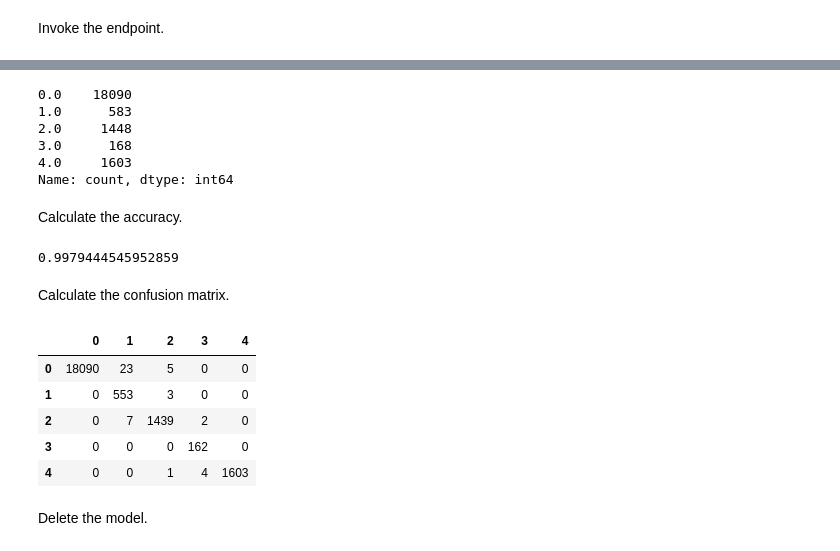
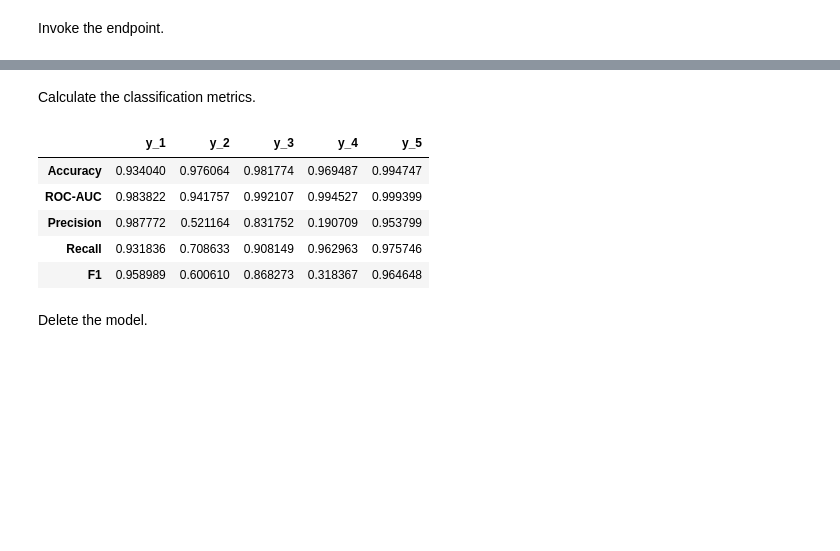
Before and after one commit to fg-research/lstm-fcn-sagemaker, a Jupyter notebook: examples/MIT-BIH.ipynb, the cells around one changed output, grey strips where cells are left out. Cells and saved outputs as stored; diff of their text form; code cells hidden in the pictures; blank space fills up the shorter version.

```diff
--- a/examples/MIT-BIH.ipynb
+++ b/examples/MIT-BIH.ipynb
@@ -281,29 +316,25 @@ array([0., 1., 2., 3., 4.])
-# %%
-predictions.iloc[:, 0].rename(None).value_counts().sort_index()
-# %% [output]
-0.0    18090
-1.0      583
-2.0     1448
-3.0      168
-4.0     1603
-Name: count, dtype: int64
 # %% [markdown]
-Calculate the accuracy.
+Calculate the classification metrics.
-# %%
-accuracy_score(y_true=test_dataset.iloc[:, 0], y_pred=predictions.iloc[:, 0])
-# %% [output]
-0.9979444545952859
-# %% [markdown]
-Calculate the confusion matrix.
-# %%
-pd.DataFrame(data=confusion_matrix(y_true=test_dataset.iloc[:, 0], y_pred=predictions.iloc[:, 0], labels=list(range(5))), index=list(range(5)), columns=list(range(5)))
-# %% [output]
-|  | 0 | 1 | 2 | 3 | 4 |
-| 0 | 18090 | 23 | 5 | 0 | 0 |
-| 1 | 0 | 553 | 3 | 0 | 0 |
-| 2 | 0 | 7 | 1439 | 2 | 0 |
-| 3 | 0 | 0 | 0 | 162 | 0 |
-| 4 | 0 | 0 | 1 | 4 | 1603 |
+# %%
+metrics = pd.DataFrame(columns=[c.replace("y_", "") for c in test_dataset.columns if c.startswith("y")])
+for c in metrics.columns:
+    metrics[c] = {
+        "Accuracy": accuracy_score(y_true=test_dataset[f"y_{c}"], y_pred=predictions[f"y_{c}"]),
+        "ROC-AUC": roc_auc_score(y_true=test_dataset[f"y_{c}"], y_score=predictions[f"p_{c}"]),
+        "Precision": precision_score(y_true=test_dataset[f"y_{c}"], y_pred=predictions[f"y_{c}"]),
+        "Recall": recall_score(y_true=test_dataset[f"y_{c}"], y_pred=predictions[f"y_{c}"]),
+        "F1": f1_score(y_true=test_dataset[f"y_{c}"], y_pred=predictions[f"y_{c}"]),
+    }
+metrics.columns = test_dataset.columns[:5]
+# %%
+metrics
+# %% [output]
+|  | y_1 | y_2 | y_3 | y_4 | y_5 |
+| Accuracy | 0.934040 | 0.976064 | 0.981774 | 0.969487 | 0.994747 |
+| ROC-AUC | 0.983822 | 0.941757 | 0.992107 | 0.994527 | 0.999399 |
+| Precision | 0.987772 | 0.521164 | 0.831752 | 0.190709 | 0.953799 |
+| Recall | 0.931836 | 0.708633 | 0.908149 | 0.962963 | 0.975746 |
+| F1 | 0.958989 | 0.600610 | 0.868273 | 0.318367 | 0.964648 |
 # %% [markdown]
 Delete the model.
 # %%
```
Also changed, not shown: parts of 23 cells of this notebook.
